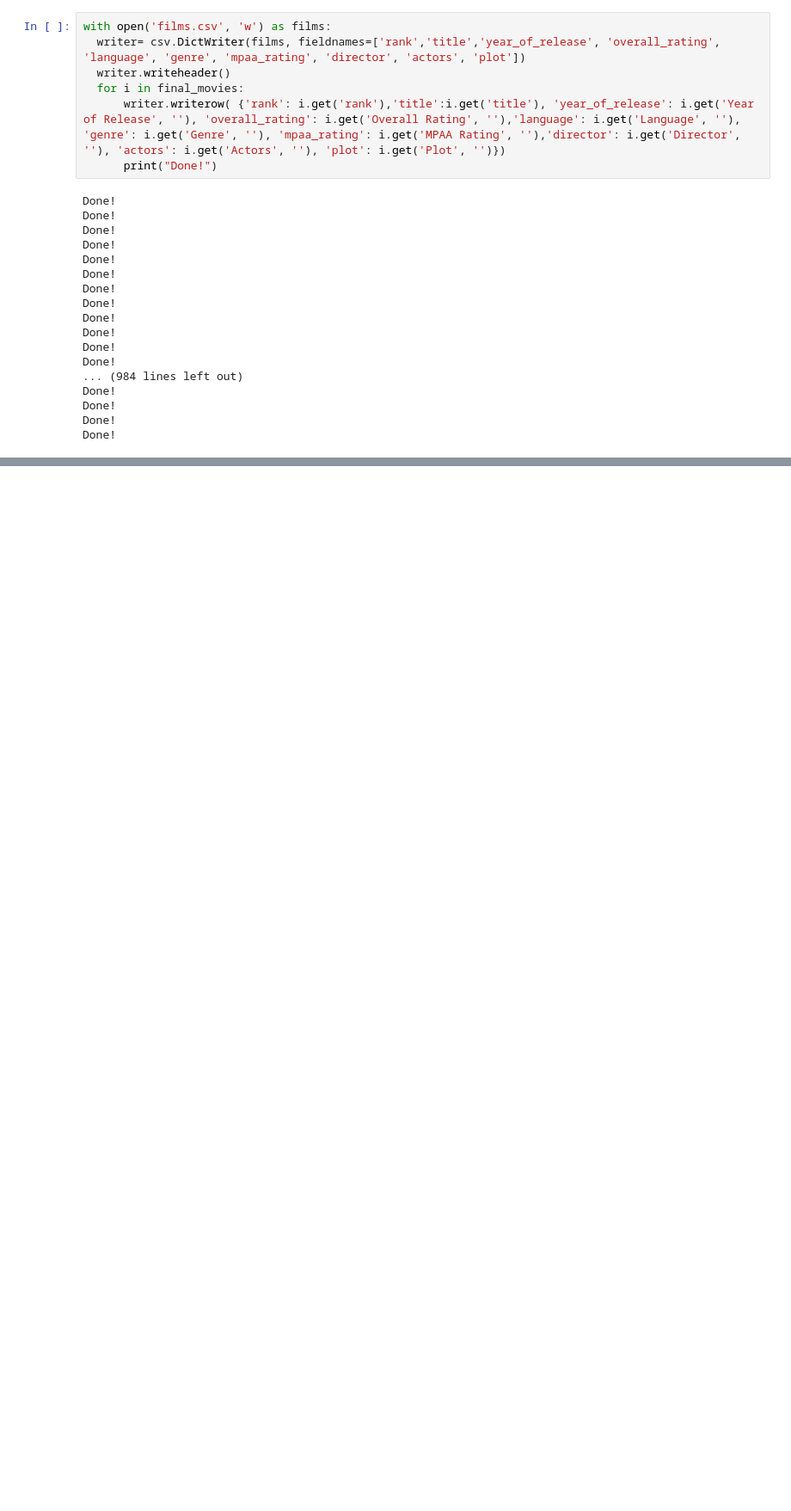
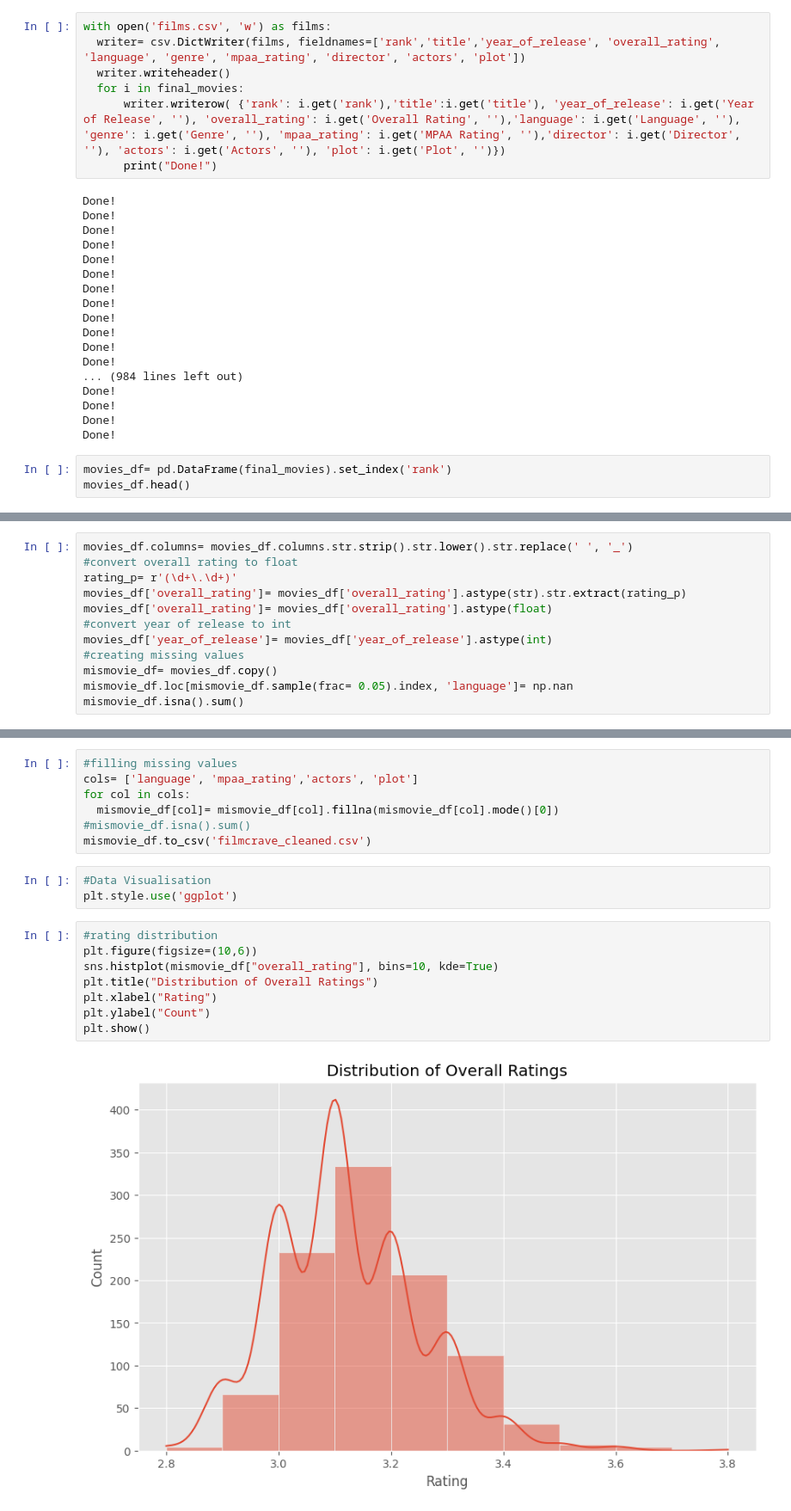
Before and after one commit to Medynal/thing, a Jupyter notebook: movie_web_scrapping.ipynb, the cells around one changed output, grey strips where cells are left out. Shown at 86% size. Cells and saved outputs as stored; diff of their text form; blank space fills up the shorter version.

```diff
--- a/movie_web_scrapping.ipynb
+++ b/movie_web_scrapping.ipynb
@@ -119,3 +121,6 @@ Done!
 Done!
 Done!
 Done!
+# %%
+movies_df= pd.DataFrame(final_movies).set_index('rank')
+movies_df.head()
@@ -121,0 +172,12 @@ Done!
+# %%
+movies_df.columns= movies_df.columns.str.strip().str.lower().str.replace(' ', '_')
+#convert overall rating to float
+rating_p= r'(\d+\.\d+)'
+movies_df['overall_rating']= movies_df['overall_rating'].astype(str).str.extract(rating_p)
+movies_df['overall_rating']= movies_df['overall_rating'].astype(float)
+#convert year of release to int
+movies_df['year_of_release']= movies_df['year_of_release'].astype(int)
+#creating missing values
+mismovie_df= movies_df.copy()
+mismovie_df.loc[mismovie_df.sample(frac= 0.05).index, 'language']= np.nan
+mismovie_df.isna().sum()
@@ -121,0 +196,20 @@ Done!
+# %%
+#filling missing values
+cols= ['language', 'mpaa_rating','actors', 'plot']
+for col in cols:
+  mismovie_df[col]= mismovie_df[col].fillna(mismovie_df[col].mode()[0])
+#mismovie_df.isna().sum()
+mismovie_df.to_csv('filmcrave_cleaned.csv')
+# %%
+#Data Visualisation
+plt.style.use('ggplot')
+# %%
+#rating distribution
+plt.figure(figsize=(10,6))
+sns.histplot(mismovie_df["overall_rating"], bins=10, kde=True)
+plt.title("Distribution of Overall Ratings")
+plt.xlabel("Rating")
+plt.ylabel("Count")
+plt.show()
+# %% [output]
+[figure, added]
```
Also changed, not shown: parts of 12 cells of this notebook.
